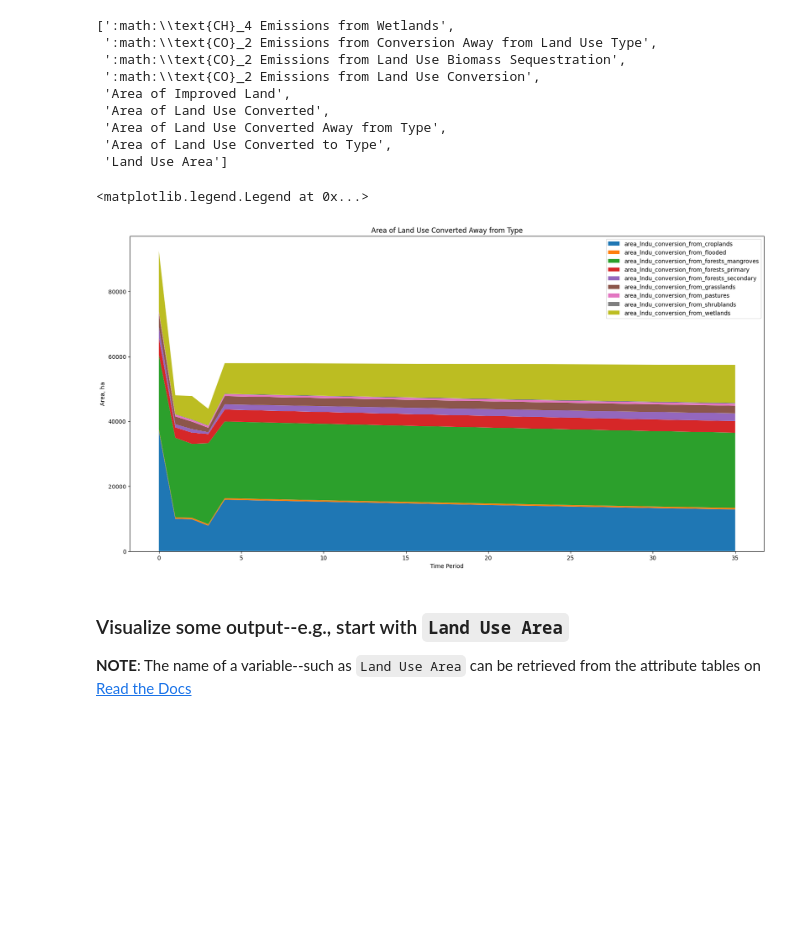
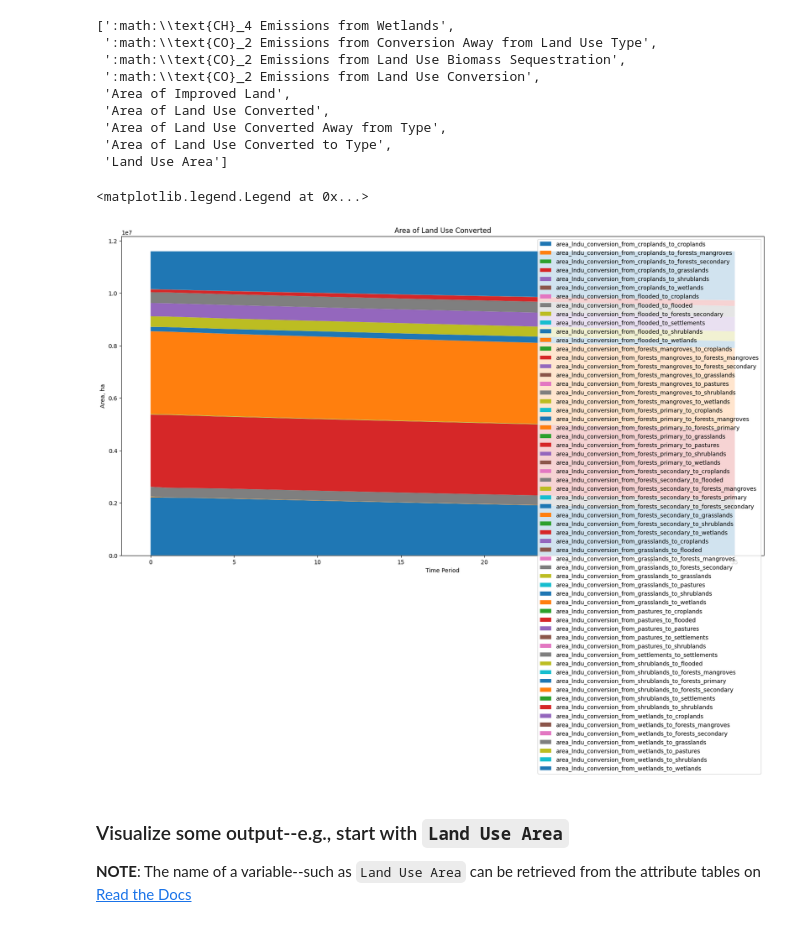
Before and after one commit to jcsyme/sisepuede_tutorials, a Jupyter notebook: sisepuede_tutorial_1-subsector_models.ipynb, the cells around one changed output. Drawn from its saved outputs; the diff is of its cells as text; code cells hidden in the pictures; blank space fills up the shorter version.

```diff
--- a/sisepuede_tutorial_1-subsector_models.ipynb
+++ b/sisepuede_tutorial_1-subsector_models.ipynb
@@ -193,29 +177,29 @@ model_attributes.get_subsector_variables(
  'Land Use Area']
 # %%
 # retrieve ModelVariable for Land Use Area
-modvar = model_attributes.get_variable("Area of Land Use Converted Away from Type")
+modvar = model_attributes.get_variable("Area of Land Use Converted")
 fields = [
     x for x in modvar.fields if df_out_afolu[x].max() > 0
 ]
 # format the figure
 fig, ax = plt.subplots(figsize = (20, 10))
 
 ax.set_xlabel("Time Period")
 ax.set_ylabel("Area, ha")
 ax.set_title(modvar.name)
 
 
 sup.plot_stack(
     df_out_afolu,
     fields,
     #model_attributes,
     figtuple = (fig, ax, ),
 )
 
 ax.legend(loc = "upper right")
 # %% [output]
 <matplotlib.legend.Legend at 0x...>
-[figure, old version]
+[figure, new version]
 # %% [markdown]
 ###  Visualize some output--e.g., start with **`Land Use Area`**
 
```
Also changed, not shown: parts of 11 cells of this notebook, 2 other files.
